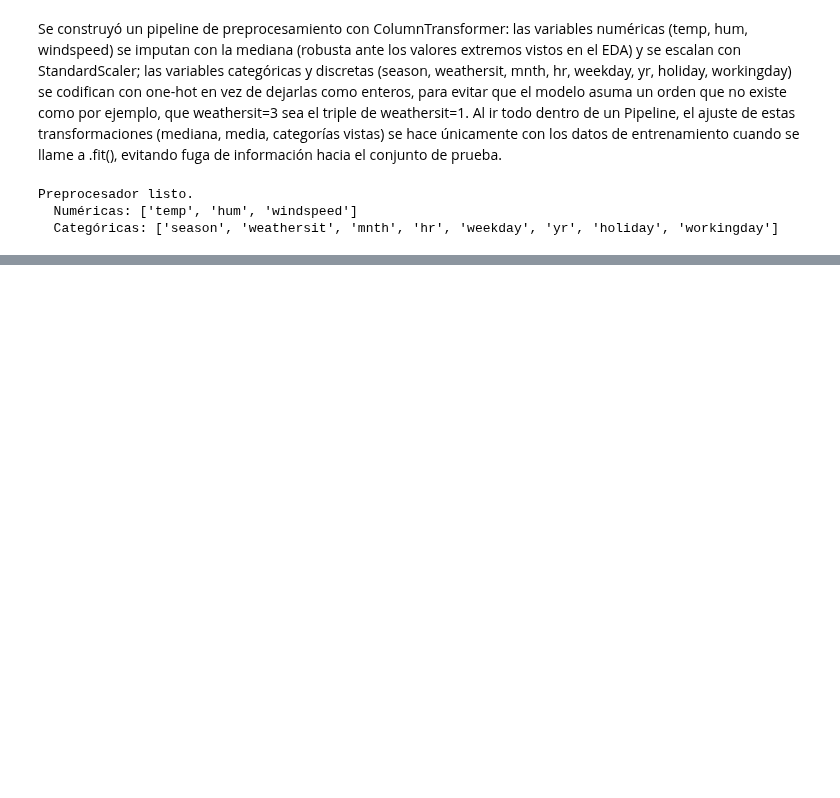
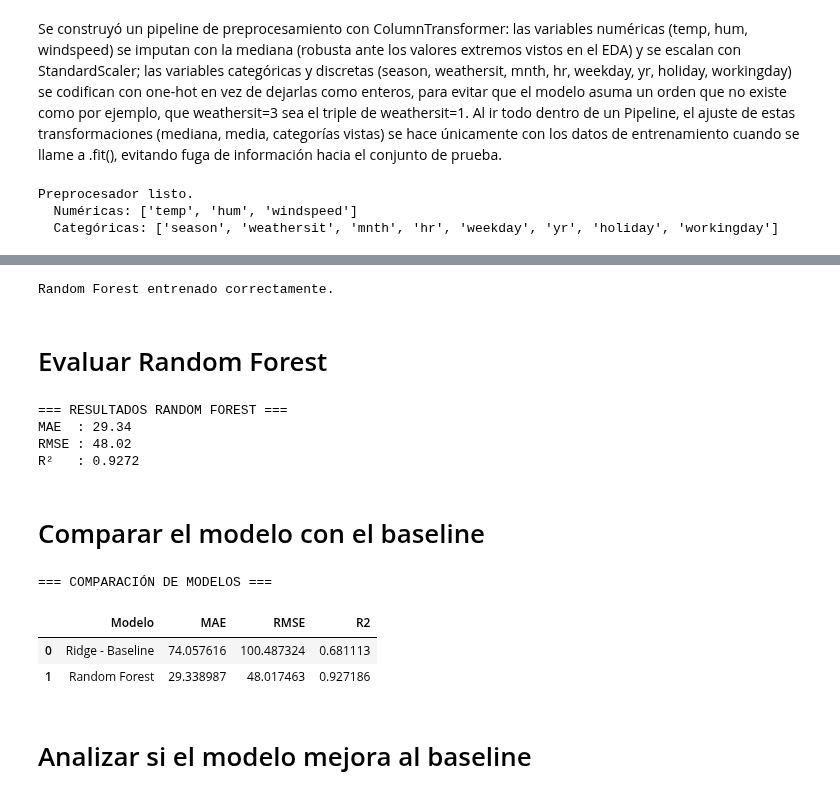
Before and after one commit to santije23/modelos1-price-prediction, a Jupyter notebook: fase-1/notebooks/01_modelo_predictivo.ipynb, the cells around one changed output, grey strips where cells are left out. Drawn from its saved outputs; the diff is of its cells as text; code cells hidden in the pictures; blank space fills up the shorter version.

Commit message:
feat: Se crea modelo base, predictivo y se realiza evaluación

```diff
--- a/fase-1/notebooks/01_modelo_predictivo.ipynb
+++ b/fase-1/notebooks/01_modelo_predictivo.ipynb
@@ -453,0 +517,78 @@ Preprocesador listo.
+# %%
+# ============================================================
+# MODELO PREDICTIVO - RANDOM FOREST
+# ============================================================
+
+rf_model = Pipeline(steps=[
+    ("preprocessor", preprocessor),
+    ("model", RandomForestRegressor(
+        n_estimators=200,
+        random_state=RANDOM_STATE,
+        n_jobs=-1
+    ))
+])
+
+# Entrenamiento
+rf_model.fit(X_train, y_train)
+
+# Predicciones
+y_pred_rf = rf_model.predict(X_test)
+
+print("Random Forest entrenado correctamente.")
+# %% [output]
+Random Forest entrenado correctamente.
+# %% [markdown]
+# Evaluar Random Forest
+# %%
+# ============================================================
+# EVALUACIÓN DE RANDOM FOREST
+# ============================================================
+
+mae_rf = mean_absolute_error(y_test, y_pred_rf)
+rmse_rf = np.sqrt(mean_squared_error(y_test, y_pred_rf))
+r2_rf = r2_score(y_test, y_pred_rf)
+
+print("=== RESULTADOS RANDOM FOREST ===")
+print(f"MAE  : {mae_rf:.2f}")
+print(f"RMSE : {rmse_rf:.2f}")
+print(f"R²   : {r2_rf:.4f}")
+# %% [output]
+=== RESULTADOS RANDOM FOREST ===
+MAE  : 29.34
+RMSE : 48.02
+R²   : 0.9272
+# %% [markdown]
+# Comparar el modelo con el baseline
+# %%
+# ============================================================
+# COMPARACIÓN BASELINE VS RANDOM FOREST
+# ============================================================
+
+resultados = pd.DataFrame({
+    "Modelo": [
+        "Ridge - Baseline",
+        "Random Forest"
+    ],
+    "MAE": [
+        mae_baseline,
+        mae_rf
+    ],
+    "RMSE": [
+        rmse_baseline,
+        rmse_rf
+    ],
+    "R2": [
+        r2_baseline,
+        r2_rf
+    ]
+})
+
+print("=== COMPARACIÓN DE MODELOS ===")
+display(resultados)
+# %% [output]
+=== COMPARACIÓN DE MODELOS ===
+|  | Modelo | MAE | RMSE | R2 |
+| 0 | Ridge - Baseline | 74.057616 | 100.487324 | 0.681113 |
+| 1 | Random Forest | 29.338987 | 48.017463 | 0.927186 |
+# %% [markdown]
+# Analizar si el modelo mejora al baseline
```
Also changed, not shown: parts of 20 cells of this notebook.
